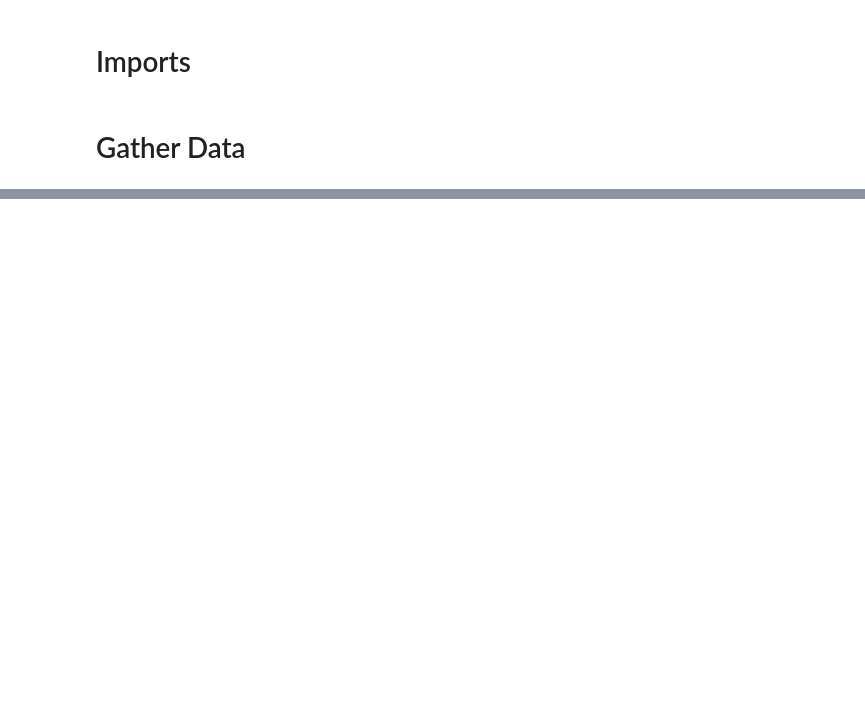
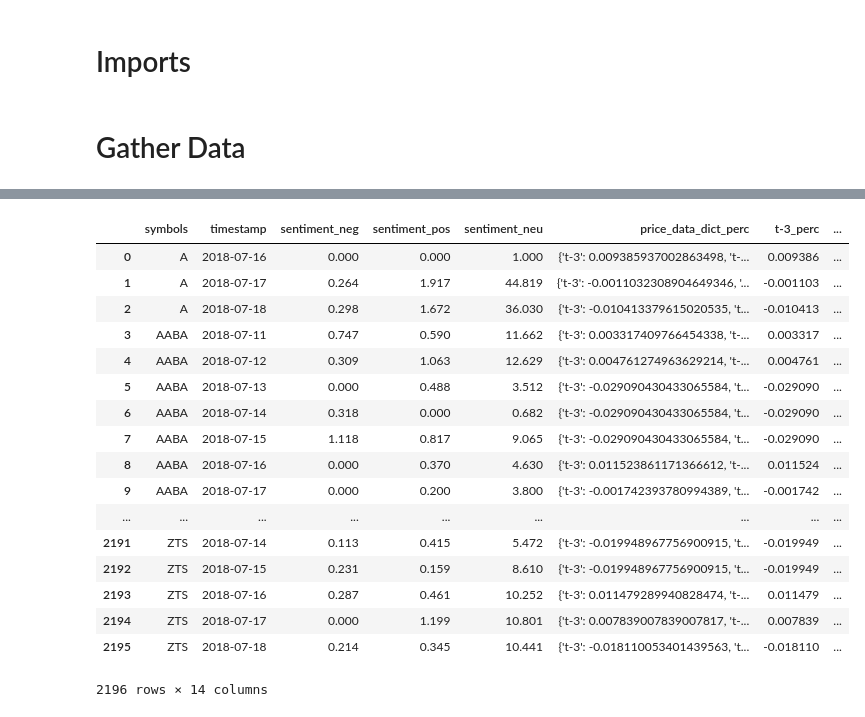
Before and after one commit to Rosster/MLFinalProject, a Jupyter notebook: notebooks/Build Features.ipynb, the cells around one changed output, grey strips where cells are left out. Drawn from its saved outputs; the diff is of its cells as text; code cells hidden in the pictures; blank space fills up the shorter version.

```diff
--- a/notebooks/Build Features.ipynb
+++ b/notebooks/Build Features.ipynb
@@ -102,0 +181,14 @@ output_df
+# %%
+grouped_twitter = twitter[twitter.symbols.apply(lambda sym: sym.lower() in stock_dict)][
+    ['timestamp','sentiment_neg', 'sentiment_pos',
+       'sentiment_neu','symbols']].assign(timestamp=twitter.timestamp.apply(pd.datetime.date)).copy().groupby(['symbols','timestamp']).sum().reset_index()
+# %%
+grouped_twitter['price_data_dict_perc'] = grouped_twitter.apply(lambda row: get_stock_days(row['symbols'],
+                                                                                           row['timestamp'],
+                                                                                           perc_change=True,
+                                                                                          close_override=False), axis=1)
+# %%
+for time_slice in ['t{}_perc'.format(str(idx)) for idx in range(-3,4)]:
+    grouped_twitter[time_slice] = grouped_twitter.price_data_dict_perc.apply(lambda d: d.get(time_slice.replace('_perc','')))
+# %%
+grouped_twitter['sentiment_simple_agg'] = grouped_twitter.sentiment_pos - grouped_twitter.sentiment_neg
@@ -102,0 +228,21 @@ output_df
+# %%
+grouped_twitter
+# %% [output]
+|  | symbols | timestamp | sentiment_neg | sentiment_pos | sentiment_neu | price_data_dict_perc | t-3_perc | ... |
+| 0 | A | 2018-07-16 | 0.000 | 0.000 | 1.000 | {'t-3': 0.009385937002863498, 't-... | 0.009386 | ... |
+| 1 | A | 2018-07-17 | 0.264 | 1.917 | 44.819 | {'t-3': -0.0011032308904649346, '... | -0.001103 | ... |
+| 2 | A | 2018-07-18 | 0.298 | 1.672 | 36.030 | {'t-3': -0.010413379615020535, 't... | -0.010413 | ... |
+| 3 | AABA | 2018-07-11 | 0.747 | 0.590 | 11.662 | {'t-3': 0.003317409766454338, 't-... | 0.003317 | ... |
+| 4 | AABA | 2018-07-12 | 0.309 | 1.063 | 12.629 | {'t-3': 0.004761274963629214, 't-... | 0.004761 | ... |
+| 5 | AABA | 2018-07-13 | 0.000 | 0.488 | 3.512 | {'t-3': -0.029090430433065584, 't... | -0.029090 | ... |
+| 6 | AABA | 2018-07-14 | 0.318 | 0.000 | 0.682 | {'t-3': -0.029090430433065584, 't... | -0.029090 | ... |
+| 7 | AABA | 2018-07-15 | 1.118 | 0.817 | 9.065 | {'t-3': -0.029090430433065584, 't... | -0.029090 | ... |
+| 8 | AABA | 2018-07-16 | 0.000 | 0.370 | 4.630 | {'t-3': 0.011523861171366612, 't-... | 0.011524 | ... |
+| 9 | AABA | 2018-07-17 | 0.000 | 0.200 | 3.800 | {'t-3': -0.001742393780994389, 't... | -0.001742 | ... |
+| ... | ... | ... | ... | ... | ... | ... | ... | ... |
+| 2191 | ZTS | 2018-07-14 | 0.113 | 0.415 | 5.472 | {'t-3': -0.019948967756900915, 't... | -0.019949 | ... |
+| 2192 | ZTS | 2018-07-15 | 0.231 | 0.159 | 8.610 | {'t-3': -0.019948967756900915, 't... | -0.019949 | ... |
+| 2193 | ZTS | 2018-07-16 | 0.287 | 0.461 | 10.252 | {'t-3': 0.011479289940828474, 't-... | 0.011479 | ... |
+| 2194 | ZTS | 2018-07-17 | 0.000 | 1.199 | 10.801 | {'t-3': 0.007839007839007817, 't-... | 0.007839 | ... |
+| 2195 | ZTS | 2018-07-18 | 0.214 | 0.345 | 10.441 | {'t-3': -0.018110053401439563, 't... | -0.018110 | ... |
+2196 rows × 14 columns
```
Also changed, not shown: parts of 25 cells of this notebook, 1 other file.
